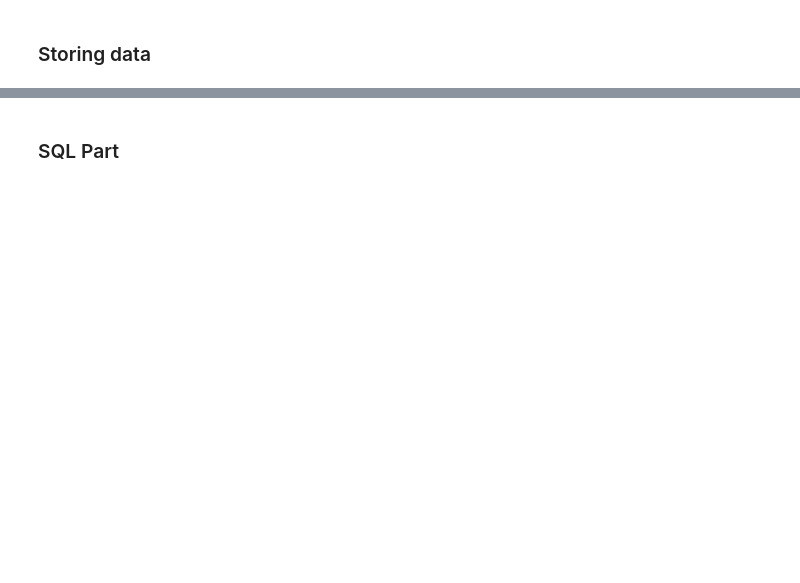
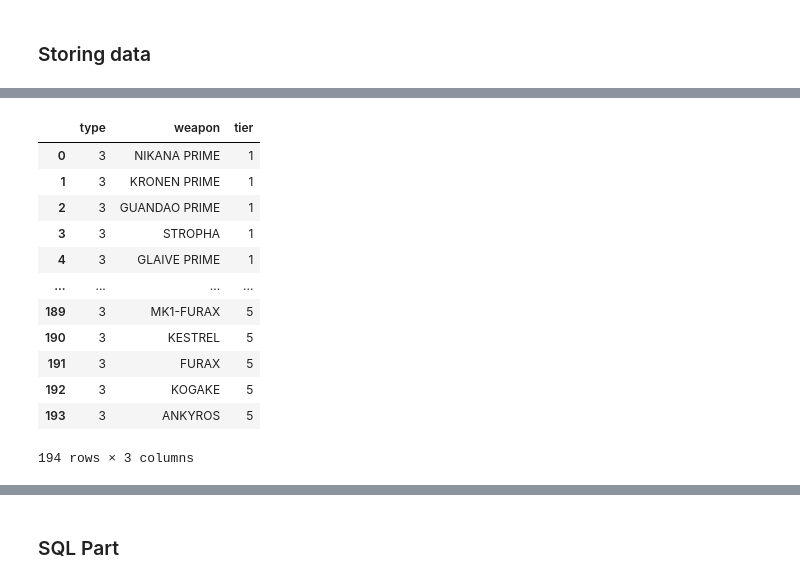
Before and after one commit to liang799/rivenDealer, a Jupyter notebook: database/scraper.ipynb, the cells around one changed output, grey strips where cells are left out. Cells and saved outputs as stored; diff of their text form; code cells hidden in the pictures; blank space fills up the shorter version.

```diff
--- a/database/scraper.ipynb
+++ b/database/scraper.ipynb
@@ -54,3 +114,20 @@ melFrame = getTier(urls["melee"], "melee")
+# %%
+melFrame = getTier(urls["melee"], 3)
+melFrame
+# %% [output]
+|  | type | weapon | tier |
+| 0 | 3 | NIKANA PRIME | 1 |
+| 1 | 3 | KRONEN PRIME | 1 |
+| 2 | 3 | GUANDAO PRIME | 1 |
+| 3 | 3 | STROPHA | 1 |
+| 4 | 3 | GLAIVE PRIME | 1 |
+| ... | ... | ... | ... |
+| 189 | 3 | MK1-FURAX | 5 |
+| 190 | 3 | KESTREL | 5 |
+| 191 | 3 | FURAX | 5 |
+| 192 | 3 | KOGAKE | 5 |
+| 193 | 3 | ANKYROS | 5 |
+194 rows × 3 columns
 # %%
 frame = priFrame.append(secFrame, ignore_index=True)
 frame = frame.append(melFrame, ignore_index=True)
```
Also changed, not shown: parts of 13 cells of this notebook.
